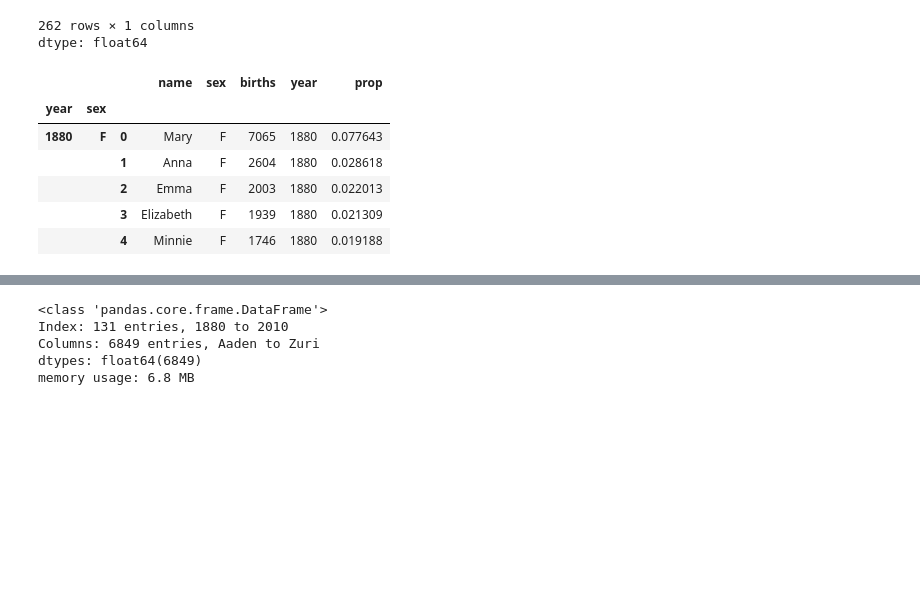
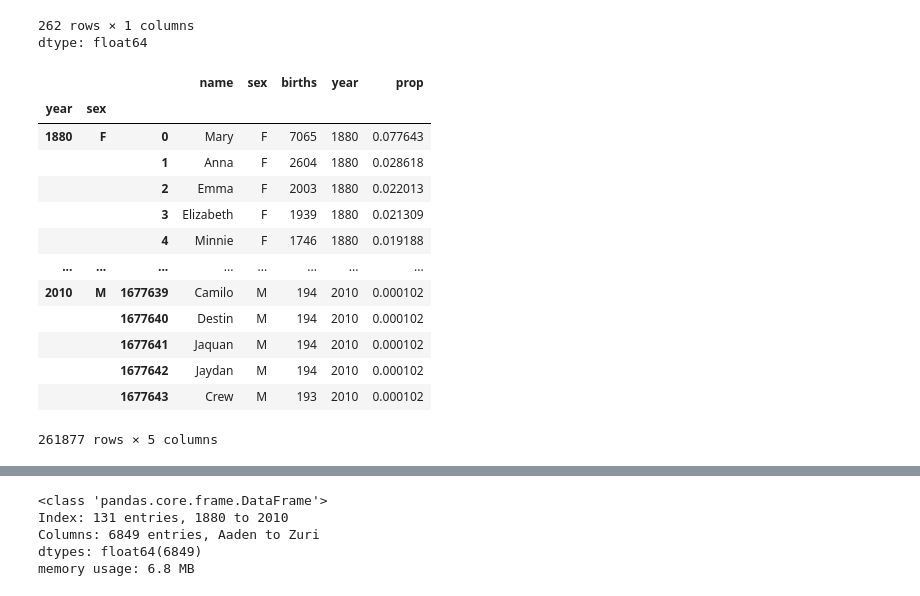
Before and after one commit to ancestor9/2026_Fall_Application-Deployment, a Jupyter notebook: 20261106/ch13_3_US_Baby_Names_1880–2010.ipynb, the cells around one changed output, grey strips where cells are left out. Saved outputs shown, nothing was run; the diff lists cells and outputs as text; code cells hidden in the pictures; blank space fills up the shorter version.

```diff
--- a/20261106/ch13_3_US_Baby_Names_1880–2010.ipynb
+++ b/20261106/ch13_3_US_Baby_Names_1880–2010.ipynb
@@ -189,7 +299,9 @@ def add_prop(group):
     group["prop"] = group["births"] / group["births"].sum()
     return group
 
-names = names.groupby(["year", "sex"], group_keys=False).apply(add_prop)
+names = names.groupby(["year", "sex"],
+                      group_keys=False   # 결과 인덱스: 원본인덱스만 유지 -> 깔끔함
+                      ).apply(add_prop)
 # %%
 names
 # %% [output]
@@ -227,18 +339,25 @@ dtype: float64
 # %%
 def get_top1000(group):
     return group.sort_values("births", ascending=False)[:1000]
 
 grouped = names.groupby(["year", "sex"])
 top1000 = grouped.apply(get_top1000)
-top1000.head()
+top1000
 # %% [output]
 |  |  |  | name | sex | births | year | prop |
 | year | sex |  |  |  |  |  |  |
 | 1880 | F | 0 | Mary | F | 7065 | 1880 | 0.077643 |
 |  |  | 1 | Anna | F | 2604 | 1880 | 0.028618 |
 |  |  | 2 | Emma | F | 2003 | 1880 | 0.022013 |
 |  |  | 3 | Elizabeth | F | 1939 | 1880 | 0.021309 |
 |  |  | 4 | Minnie | F | 1746 | 1880 | 0.019188 |
+| ... | ... | ... | ... | ... | ... | ... | ... |
+| 2010 | M | 1677639 | Camilo | M | 194 | 2010 | 0.000102 |
+|  |  | 1677640 | Destin | M | 194 | 2010 | 0.000102 |
+|  |  | 1677641 | Jaquan | M | 194 | 2010 | 0.000102 |
+|  |  | 1677642 | Jaydan | M | 194 | 2010 | 0.000102 |
+|  |  | 1677643 | Crew | M | 193 | 2010 | 0.000102 |
+261877 rows × 5 columns
 # %%
 top1000 = top1000.reset_index(drop=True)
 # %%
```
Also changed, not shown: parts of 54 cells of this notebook.
